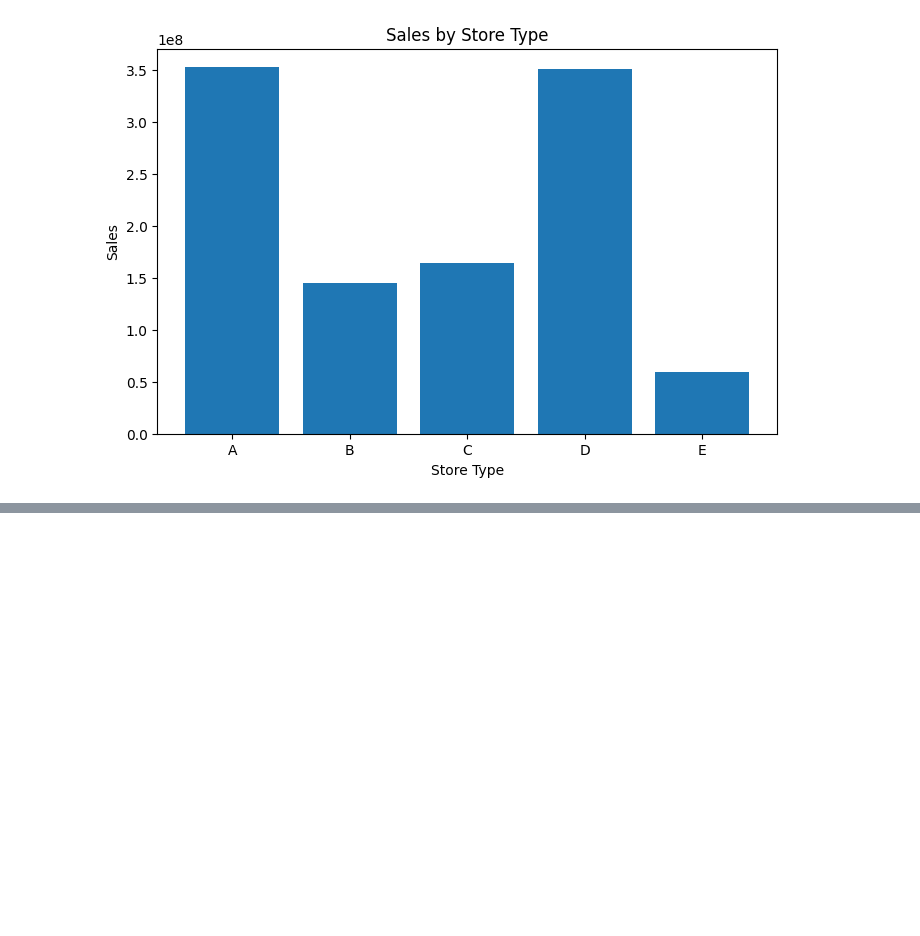
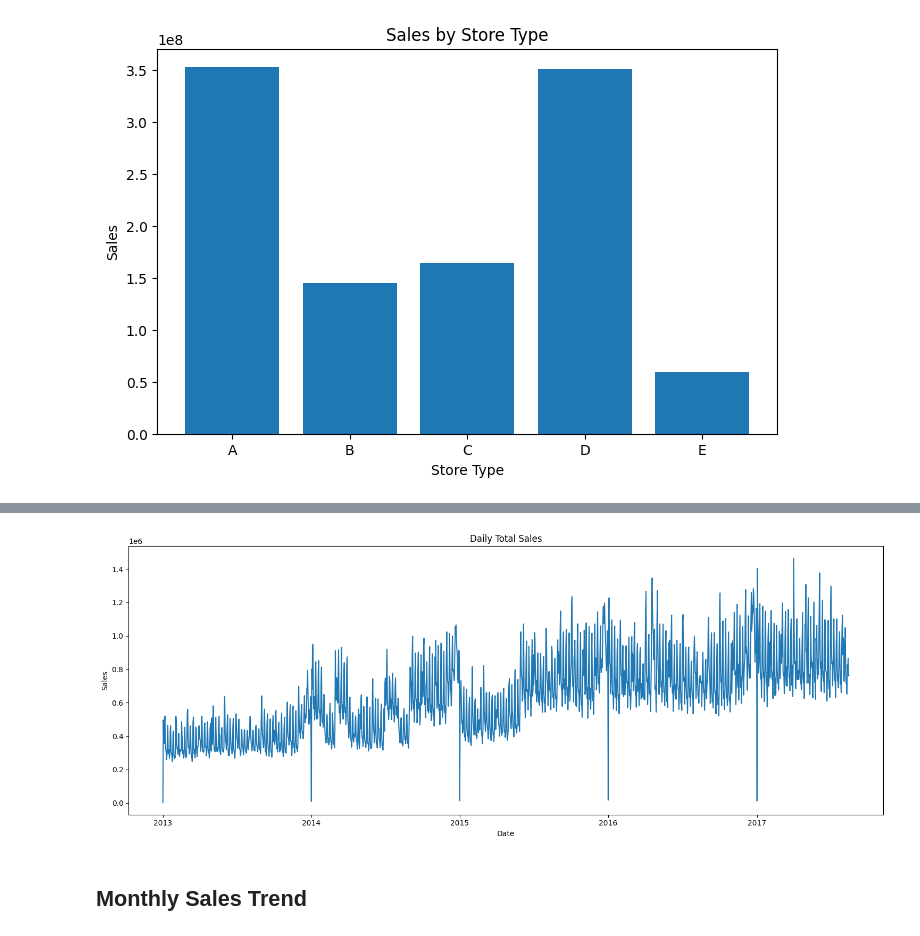
Before and after one commit to Husnain5Khalid/DemandIQ-Smart-demand-forecasting-, a Jupyter notebook: notebooks/01-DataExploration.ipynb, the cells around one changed output, grey strips where cells are left out. Saved outputs shown, nothing was run; the diff lists cells and outputs as text; code cells hidden in the pictures; blank space fills up the shorter version.

```diff
--- a/notebooks/01-DataExploration.ipynb
+++ b/notebooks/01-DataExploration.ipynb
@@ -762,0 +774,5 @@ plt.show()
+# %%
+daily_sales = (
+    train_df.groupby("date", as_index=False)["sales"].sum()
+)
+daily_sales.head()
@@ -762,0 +786,18 @@ plt.show()
+# %%
+plt.figure(figsize=(15,6))
+
+plt.plot(
+    daily_sales["date"],
+    daily_sales["sales"]
+)
+
+plt.title("Daily Total Sales")
+plt.xlabel("Date")
+plt.ylabel("Sales")
+
+plt.tight_layout()
+plt.show()
+# %% [output]
+[figure, added]
+# %% [markdown]
+## Monthly Sales Trend
```
Also changed, not shown: parts of 11 cells of this notebook.
